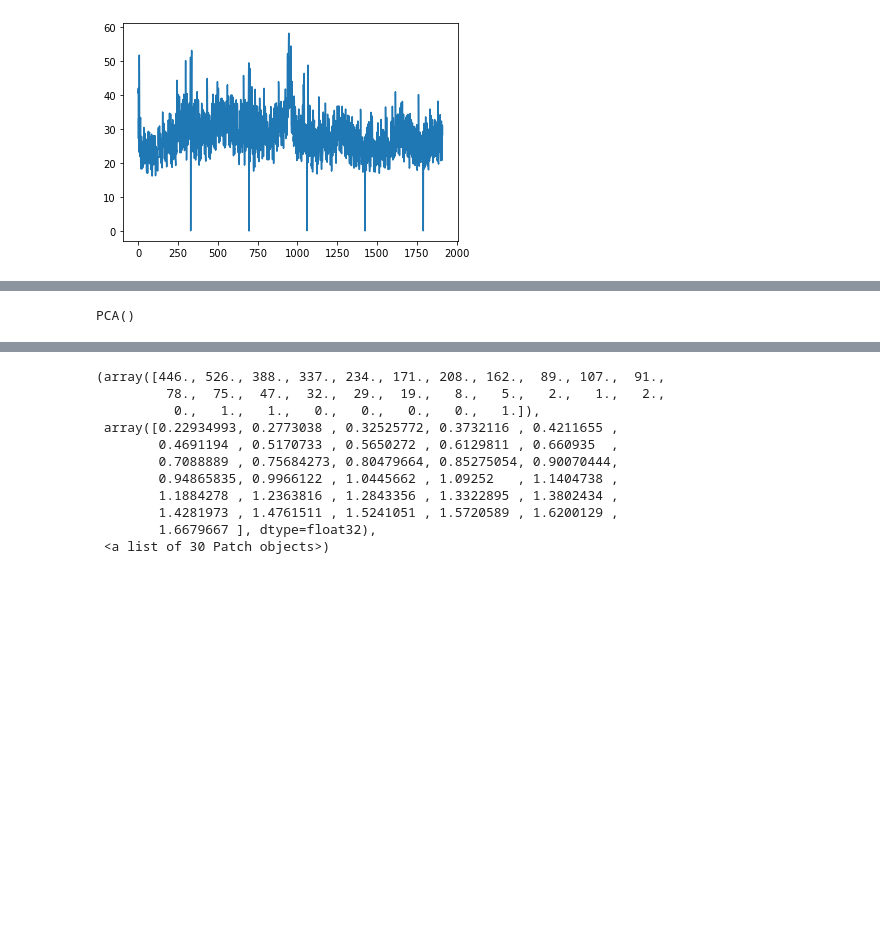
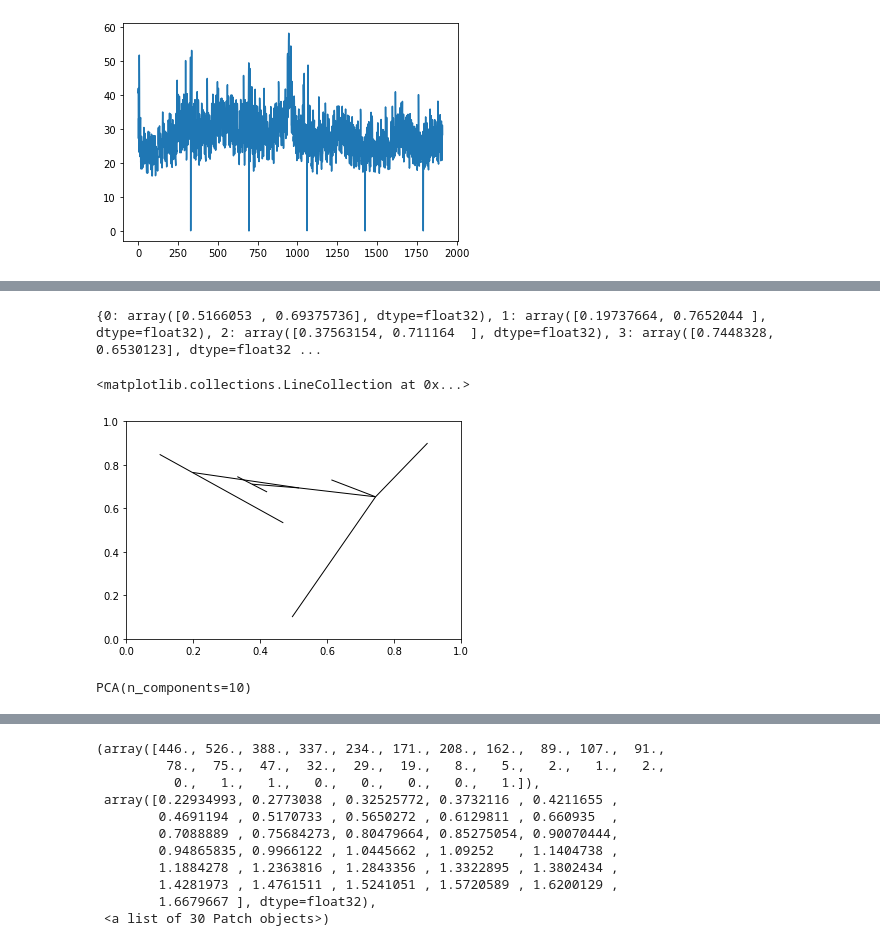
Before and after one commit to googleinterns/hierarchicalforecasting, a Jupyter notebook: notebooks/m5_visualize.ipynb, the cells around one changed output, grey strips where cells are left out. Cells and saved outputs as stored; diff of their text form; code cells hidden in the pictures; blank space fills up the shorter version.

```diff
--- a/notebooks/m5_visualize.ipynb
+++ b/notebooks/m5_visualize.ipynb
@@ -48,5 +81,27 @@ nx.draw(G, with_labels=False, node_size=1)
+# %%
+adj = tree.adj_matrix
+sub_idx = tree.levels[0] + tree.levels[1] + tree.levels[2]
+adj = adj[sub_idx, :]
+adj = adj[:, sub_idx]
+
+sub_emb = emb[sub_idx]
+
+for i in range(2):
+    mmin = np.min(sub_emb[:, i])
+    mmax = np.max(sub_emb[:, i])
+    sub_emb[:, i] = (sub_emb[:, i] - mmin)/(mmax - mmin) * 0.8 + 0.1
+
+pos = {i:emb for i,emb in enumerate(sub_emb)}
+print(pos)
+G = nx.from_numpy_matrix(adj)
+nx.draw_networkx_edges(G, pos=pos)
+# nx.draw(G, with_labels=False, node_size=1)
+# %% [output]
+{0: array([0.5166053 , 0.69375736], dtype=float32), 1: array([0.19737664, 0.7652044 ], dtype=float32), 2: array([0.37563154, 0.711164  ], dtype=float32), 3: array([0.7448328, 0.6530123], dtype=float32 ...
+<matplotlib.collections.LineCollection at 0x...>
+[figure, added]
 # %%
-pca = PCA()
-pca.fit(ts_data)
+pca = PCA(n_components=10)
+pca.fit(ts_data_norm.T)
 # %% [output]
-PCA()
+PCA(n_components=10)
```
Also changed, not shown: parts of 10 cells of this notebook, 12 other files.
